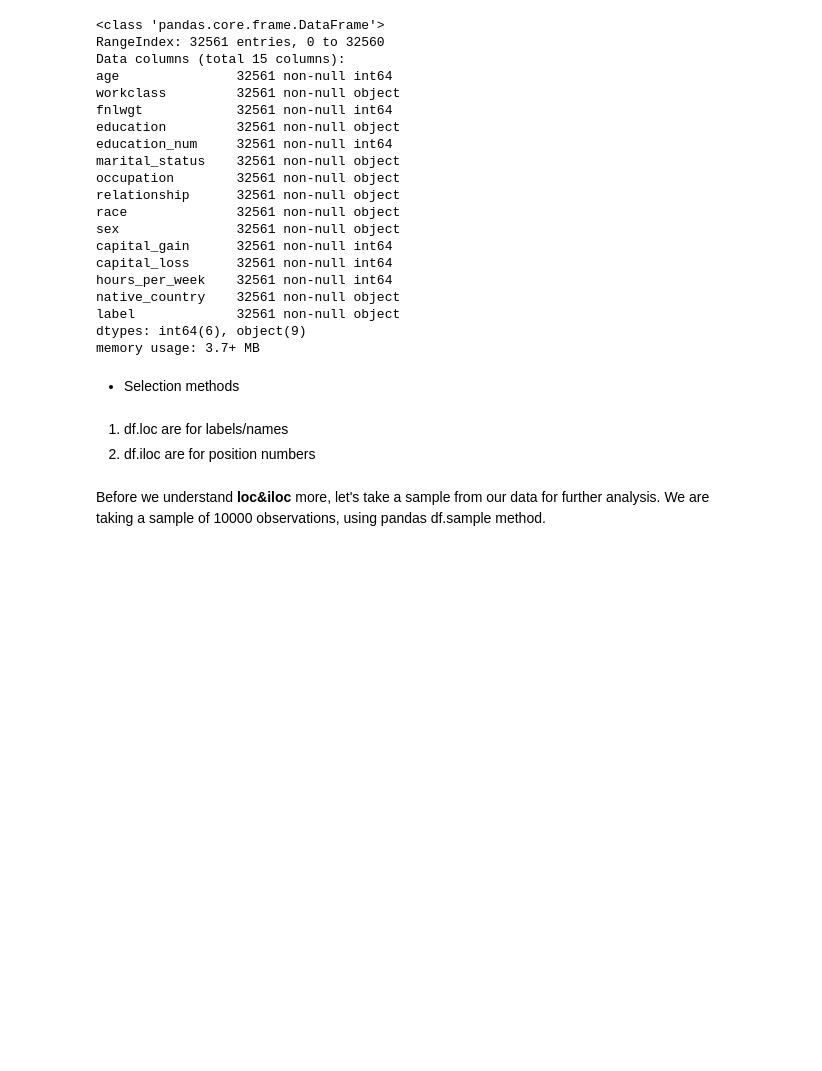
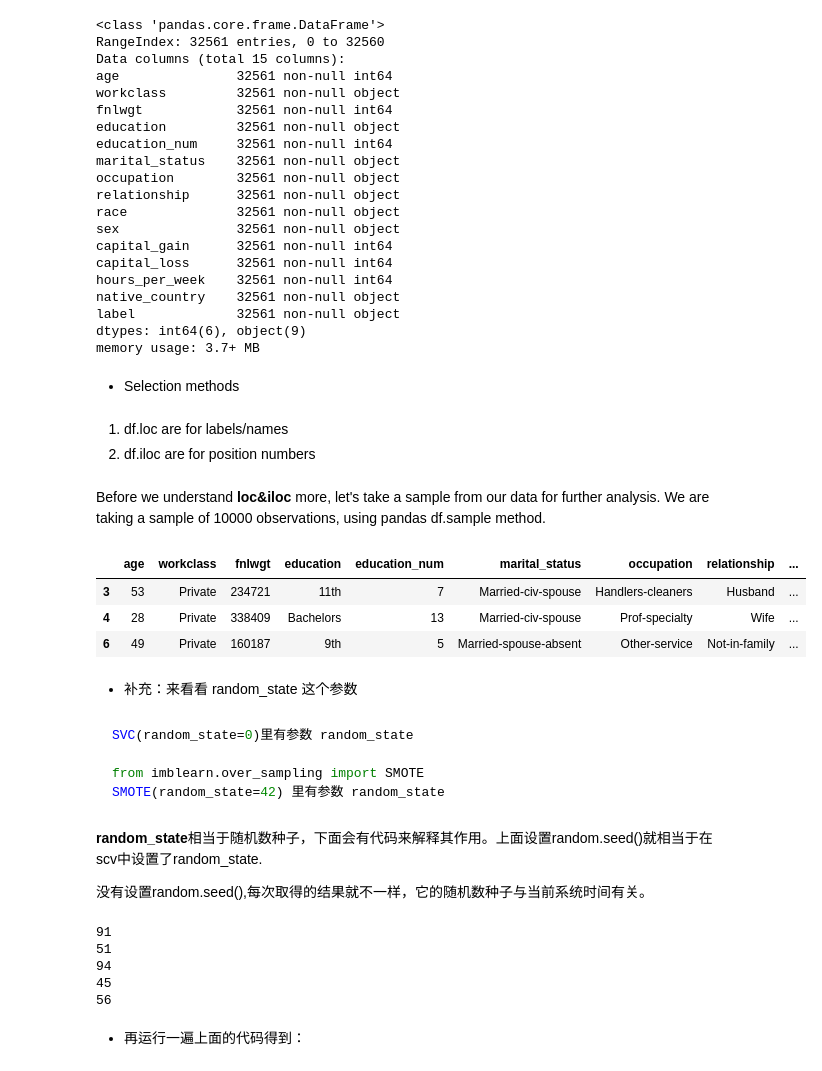
Before and after one commit to xiaoqie007/Pandas_exer_Yu, a Jupyter notebook: 11_Indexing.ipynb, the cells around one changed output. Saved outputs shown, nothing was run; the diff lists cells and outputs as text; code cells hidden in the pictures; blank space fills up the shorter version.

````diff
--- a/11_Indexing.ipynb
+++ b/11_Indexing.ipynb
@@ -61,3 +61,36 @@ memory usage: 3.7+ MB
 # %% [markdown]
 Before we understand **loc&iloc** more, let's take a sample from our data for further analysis.
 We are taking a sample of 10000 observations, using pandas df.sample method.
+# %%
+df = adult.sample(10000, random_state= 100).sort_index(axis = 0)
+df.head(3)
+# %% [output]
+|  | age | workclass | fnlwgt | education | education_num | marital_status | occupation | relationship | ... |
+| 3 | 53 | Private | 234721 | 11th | 7 | Married-civ-spouse | Handlers-cleaners | Husband | ... |
+| 4 | 28 | Private | 338409 | Bachelors | 13 | Married-civ-spouse | Prof-specialty | Wife | ... |
+| 6 | 49 | Private | 160187 | 9th | 5 | Married-spouse-absent | Other-service | Not-in-family | ... |
+# %% [markdown]
+- 补充：来看看 random_state 这个参数
+# %% [markdown]
+```python
+SVC(random_state=0)里有参数 random_state
+
+from imblearn.over_sampling import SMOTE
+SMOTE(random_state=42) 里有参数 random_state
+```
+# %% [markdown]
+**random_state**相当于随机数种子，下面会有代码来解释其作用。上面设置random.seed()就相当于在scv中设置了random_state.
+
+没有设置random.seed(),每次取得的结果就不一样，它的随机数种子与当前系统时间有关。
+# %%
+import random
+for i in range(5):
+    print(random.randint(1, 100))
+# %% [output]
+91
+51
+94
+45
+56
+# %% [markdown]
+- 再运行一遍上面的代码得到：
````
Also changed, not shown: parts of 42 cells of this notebook, 1 other file.
